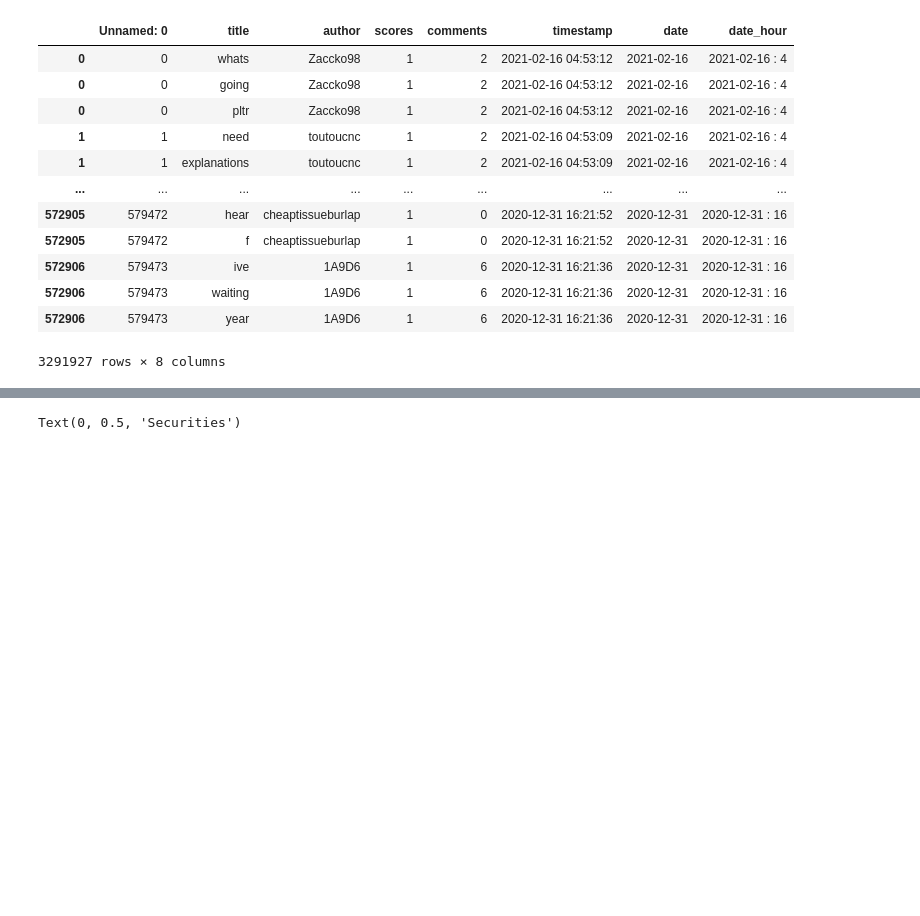
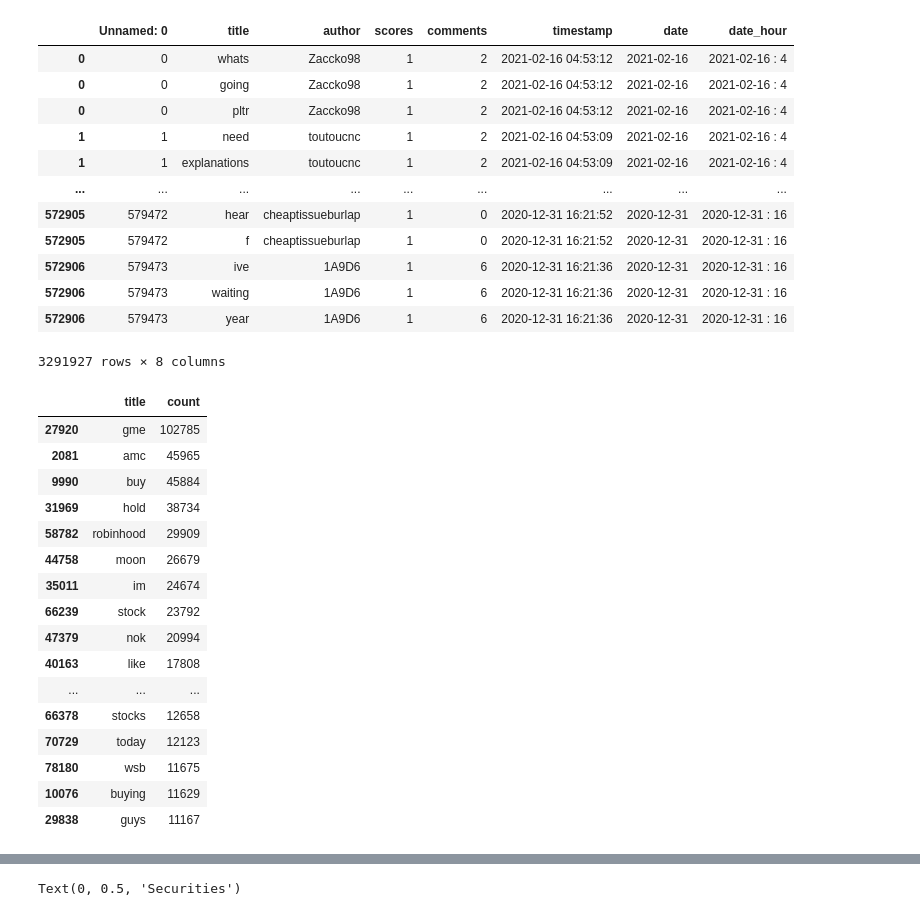
Before and after one commit to daniellkennett/WallstreetbetsAnalysis, a Jupyter notebook: WSB EDA.ipynb, the cells around one changed output, grey strips where cells are left out. Drawn from its saved outputs; the diff is of its cells as text; code cells hidden in the pictures; blank space fills up the shorter version.

```diff
--- a/WSB EDA.ipynb
+++ b/WSB EDA.ipynb
@@ -58,6 +58,30 @@ wsb_full
 # %%
 wsb_df_groupby = wsb_full.groupby(['title']).count().reset_index()
 wallstreetbets = wsb_df_groupby.sort_values('author', ascending = False)
+
+wallstreetbets = wallstreetbets.drop(0)
+wallstreetbets = wallstreetbets.drop(['Unnamed: 0','author', 'scores',
+                                     'comments', 'timestamp', 'date'], axis =1)
+wallstreetbets = wallstreetbets.rename(columns = {'title':'title','date_hour': 'count'})
+wallstreetbets.head(30)
+# %% [output]
+|  | title | count |
+| 27920 | gme | 102785 |
+| 2081 | amc | 45965 |
+| 9990 | buy | 45884 |
+| 31969 | hold | 38734 |
+| 58782 | robinhood | 29909 |
+| 44758 | moon | 26679 |
+| 35011 | im | 24674 |
+| 66239 | stock | 23792 |
+| 47379 | nok | 20994 |
+| 40163 | like | 17808 |
+| ... | ... | ... |
+| 66378 | stocks | 12658 |
+| 70729 | today | 12123 |
+| 78180 | wsb | 11675 |
+| 10076 | buying | 11629 |
+| 29838 | guys | 11167 |
 # %%
 ### Big movers: GME, NOK, AMC, Dogecoin ###
 ### Other popular stocks: bitcoin, AMZN, MSFT, TSLA ###
```
Also changed, not shown: parts of 5 cells of this notebook.
